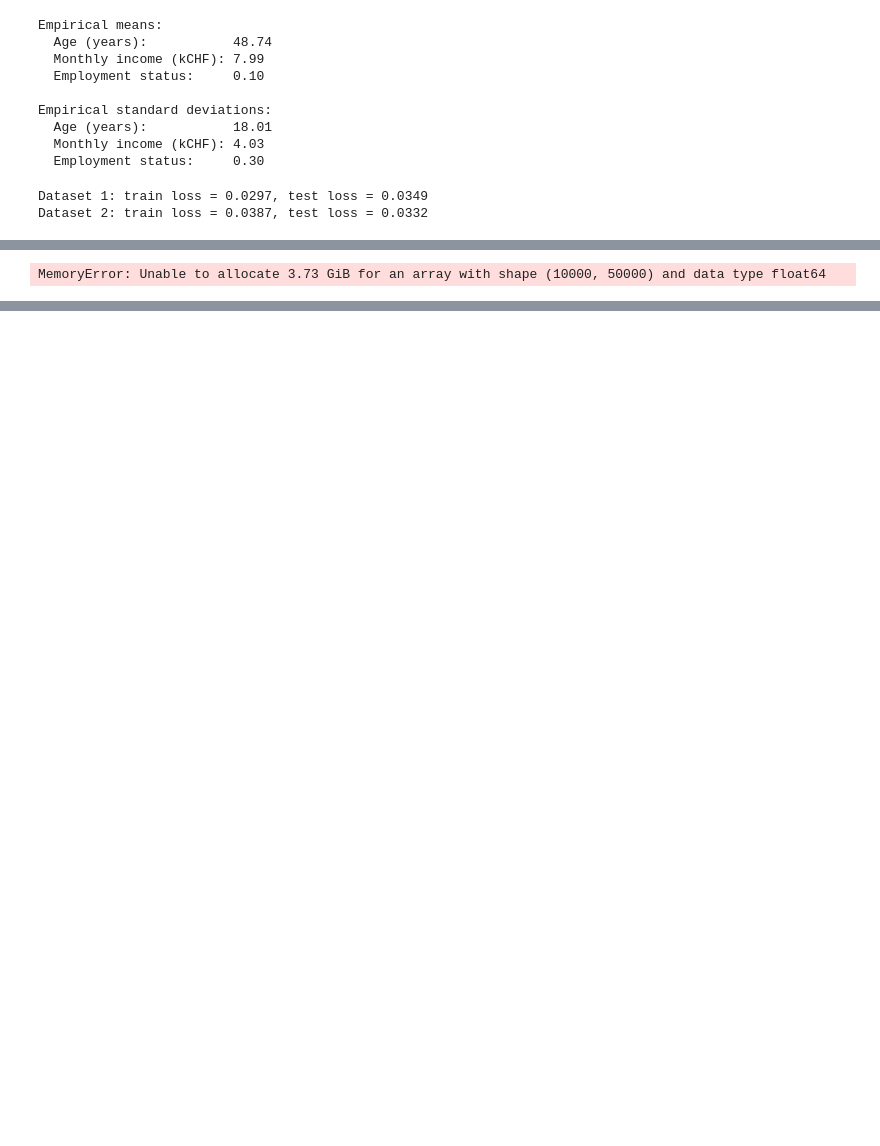
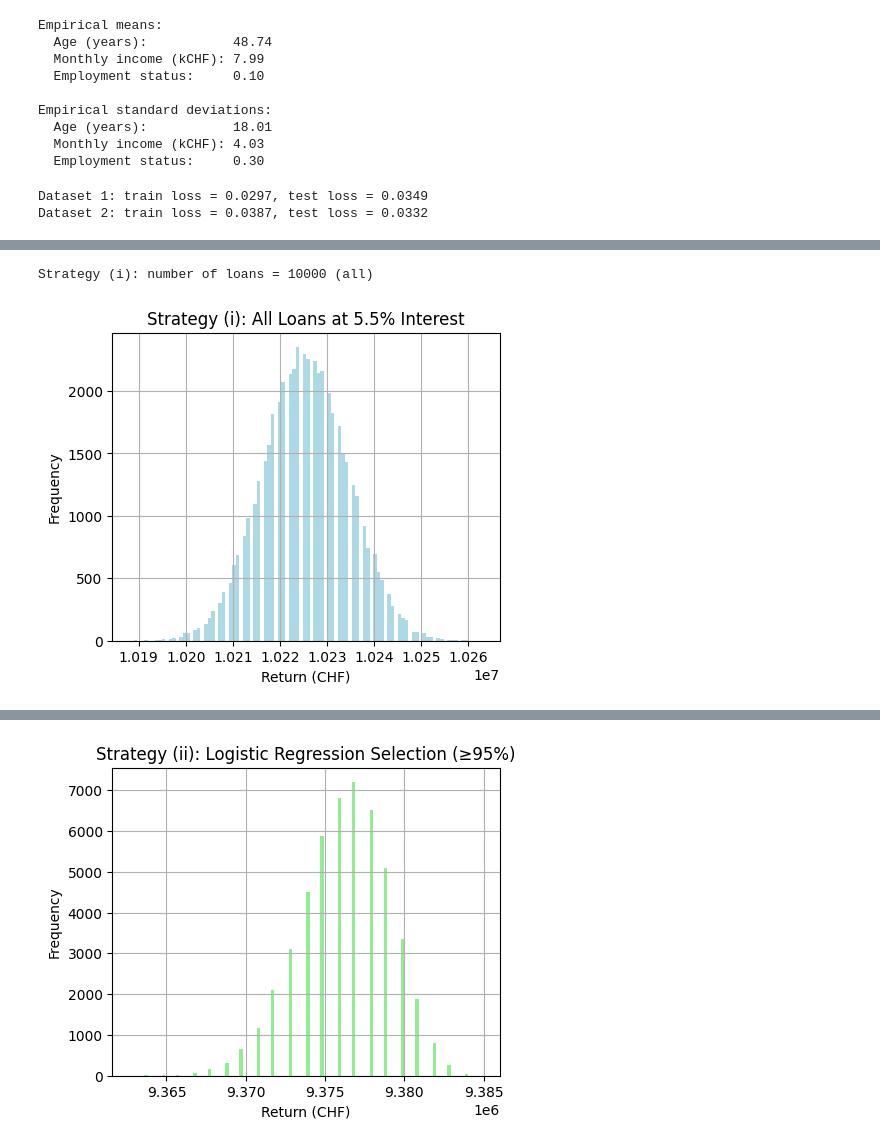
Before and after one commit to njohnson433/Machine-Learning-in-Finance-Insurance-HS25, a Jupyter notebook: project_2/assignment2_template.ipynb, the cells around one changed output, grey strips where cells are left out. Cells and saved outputs as stored; diff of their text form; code cells hidden in the pictures; blank space fills up the shorter version.

```diff
--- a/project_2/assignment2_template.ipynb
+++ b/project_2/assignment2_template.ipynb
@@ -292,72 +300,90 @@ D = (xi <= p2_test[:, None]).astype(int)
 
 # Scenario 1:
 # Define Portfolio and possible outcomes for this portfolio using matrix D
-returns_1 = D * (1 + r_all) * loan_amount      # profit per loan if repaid
-portfolio_1 = returns_1.sum(axis=0)            # total profit per scenario
+returns_1 = D*(1+r_all)*loan_amount             # return per loan if repaid
+portfolio_1 = returns_1.sum(axis=0)             # total return per scenario
+total_investment_1 = n*loan_amount
+losses_1 = total_investment_1-portfolio_1
+profit_1 = portfolio_1-total_investment_1
 
-# Plot histogram of profits and losses
+print(f"Strategy (i): number of loans = {n} (all)")
+
+# Plot histogram of returns and losses
 plt.figure(figsize=(5,4))
-plt.hist(portfolio_1, bins=50, color='lightblue', edgecolor='k')
+plt.hist(portfolio_1, bins=100, color='lightblue')
 plt.title("Strategy (i): All Loans at 5.5% Interest")
-plt.xlabel("Profit (CHF)")
+plt.xlabel("Return (CHF)")
 plt.ylabel("Frequency")
 plt.grid(True)
 plt.show()
 
-# Calculate expected profit and 95%-VaR
-mean_profit_1 = np.mean(portfolio_1)
-var95_1 = -np.quantile(portfolio_1, 0.05)
-print(f"Strategy (i) mean profit = {mean_profit_1:.2f} CHF, 95%-VaR = {var95_1:.2f} CHF")
+# Calculate expected return and 95%-VaR
+mean_return_1 = np.mean(portfolio_1)
+mean_loss_1 = np.mean(losses_1)
+mean_profit_1 = np.mean(profit_1)
+var95_1 = np.quantile(profit_1, 0.05)
+print(f"Strategy (i) mean return = {mean_return_1:.2f} CHF, mean loss = {mean_loss_1:.2f} CHF, mean profit = {mean_profit_1:.2f} CHF, 95%-VaR = {var95_1:.2f} CHF")
 
 
 # Scenario 2:
 # Define Portfolio and possible outcomes using the matrix D and the predicted default probabilities from the logistic regression model
-p_pred_log2 = log2.predict_proba(X_test)[:, 1]
-mask_log = (p_pred_log2 >= 0.95)   # select loans with ≥95% predicted repayment prob
+p_pred_log2 = log2.predict_proba(X_test)[:,1]
+mask_log = (p_pred_log2 >= 0.95)                # select loans with ≥95% predicted repayment prob
 
-print(f"Strategy (ii): portfolio size = {mask_log.sum()} (logistic ≥ 0.95)")
+print(f"Strategy (ii): number of loans = {mask_log.sum()} (logistic ≥ 0.95)")
 
-returns_2 = D[mask_log, :] * (1 + r_sel) * loan_amount
+returns_2 = D[mask_log,:]*(1+r_sel)*loan_amount
 portfolio_2 = returns_2.sum(axis=0)
+total_investment_2 = mask_log.sum() * loan_amount
+losses_2 = total_investment_2 - portfolio_2
+profit_2 = portfolio_2 - total_investment_2
 
 plt.figure(figsize=(5,4))
-plt.hist(portfolio_2, bins=50, color='lightgreen', edgecolor='k')
+plt.hist(portfolio_2, bins=100, color='lightgreen')
 plt.title("Strategy (ii): Logistic Regression Selection (≥95%)")
-plt.xlabel("Profit (CHF)")
+plt.xlabel("Return (CHF)")
 plt.ylabel("Frequency")
 plt.grid(True)
 plt.show()
 
-mean_profit_2 = np.mean(portfolio_2)
-var95_2 = -np.quantile(portfolio_2, 0.05)
-print(f"Strategy (ii) mean profit = {mean_profit_2:.2f} CHF, 95%-VaR = {var95_2:.2f} CHF")
+mean_return_2 = np.mean(portfolio_2)
+mean_loss_2 = np.mean(losses_2)
+mean_profit_2 = np.mean(profit_2)
+var95_2 = np.quantile(profit_2, 0.05)
+print(f"Strategy (ii) mean return = {mean_return_2:.2f} CHF, mean loss = {mean_loss_2:.2f} CHF, mean profit = {mean_profit_2:.2f} CHF, 95%-VaR = {var95_2:.2f} CHF")
 
 # Scenario 3:
 # Define Portfolio and possible outcomes using the matrix D and the predicted default probabilities from the rkhs model
-p_pred_svm2 = svm2.predict_proba(X_test_norm)[:, 1]
+p_pred_svm2 = svm2.predict_proba(X_test_norm)[:,1]
 mask_svm = (p_pred_svm2 >= 0.95)
 
-print(f"Strategy (iii): portfolio size = {mask_svm.sum()} (SVM ≥ 0.95)")
+print(f"Strategy (iii): number of loans = {mask_svm.sum()} (SVM ≥ 0.95)")
 
-returns_3 = D[mask_svm, :] * (1 + r_sel) * loan_amount
+returns_3 = D[mask_svm,:]*(1+r_sel)*loan_amount
 portfolio_3 = returns_3.sum(axis=0)
+total_investment_3 = mask_svm.sum() * loan_amount
+losses_3 = total_investment_3 - portfolio_3
+profit_3 = portfolio_3 - total_investment_3
 
 plt.figure(figsize=(5,4))
-plt.hist(portfolio_3, bins=50, color='salmon', edgecolor='k')
+plt.hist(portfolio_3, bins=100, color='salmon')
 plt.title("Strategy (iii): SVM Selection (≥95%)")
-plt.xlabel("Profit (CHF)")
+plt.xlabel("Return (CHF)")
 plt.ylabel("Frequency")
 plt.grid(True)
 plt.show()
 
-mean_profit_3 = np.mean(portfolio_3)
-var95_3 = -np.quantile(portfolio_3, 0.05)
-print(f"Strategy (iii) mean profit = {mean_profit_3:.2f} CHF, 95%-VaR = {var95_3:.2f} CHF")
+mean_return_3 = np.mean(portfolio_3)
+mean_loss_3 = np.mean(losses_3)
+mean_profit_3 = np.mean(profit_3)
+var95_3 = np.quantile(profit_3, 0.05)
+print(f"Strategy (iii) mean return = {mean_return_3:.2f} CHF, mean loss = {mean_loss_3:.2f} CHF, mean profit = {mean_profit_3:.2f} CHF, 95%-VaR = {var95_3:.2f} CHF")
 
 
 print("\nSummary of Strategies:")
-print(f"Strategy (i)  All loans:      mean = {mean_profit_1:.2f} CHF, 95%-VaR = {var95_1:.2f} CHF")
-print(f"Strategy (ii) LogReg select:  mean = {mean_profit_2:.2f} CHF, 95%-VaR = {var95_2:.2f} CHF")
-print(f"Strategy (iii) SVM select:    mean = {mean_profit_3:.2f} CHF, 95%-VaR = {var95_3:.2f} CHF")
+print(f"Strategy (i)  All loans:      mean return = {mean_return_1:.2f} CHF, mean loss = {mean_loss_1:.2f} CHF,  mean profit = {mean_profit_1:.2f} CHF, 95%-VaR = {var95_1:.2f} CHF")
+print(f"Strategy (ii) LogReg select:  mean return = {mean_return_2:.2f} CHF, mean loss = {mean_loss_2:.2f} CHF,  mean profit = {mean_profit_2:.2f} CHF, 95%-VaR = {var95_2:.2f} CHF")
+print(f"Strategy (iii) SVM select:    mean return = {mean_return_3:.2f} CHF, mean loss = {mean_loss_3:.2f} CHF,  mean profit = {mean_profit_3:.2f} CHF, 95%-VaR = {var95_3:.2f} CHF")
 # %% [output]
-MemoryError: Unable to allocate 3.73 GiB for an array with shape (10000, 50000) and data type float64
+Strategy (i): number of loans = 10000 (all)
+[figure, added]
@@ -363,0 +392 @@ MemoryError: Unable to allocate 3.73 GiB for an array with shape (10000, 50000)
+[figure, added]
```
Also changed, not shown: parts of 6 cells of this notebook.
